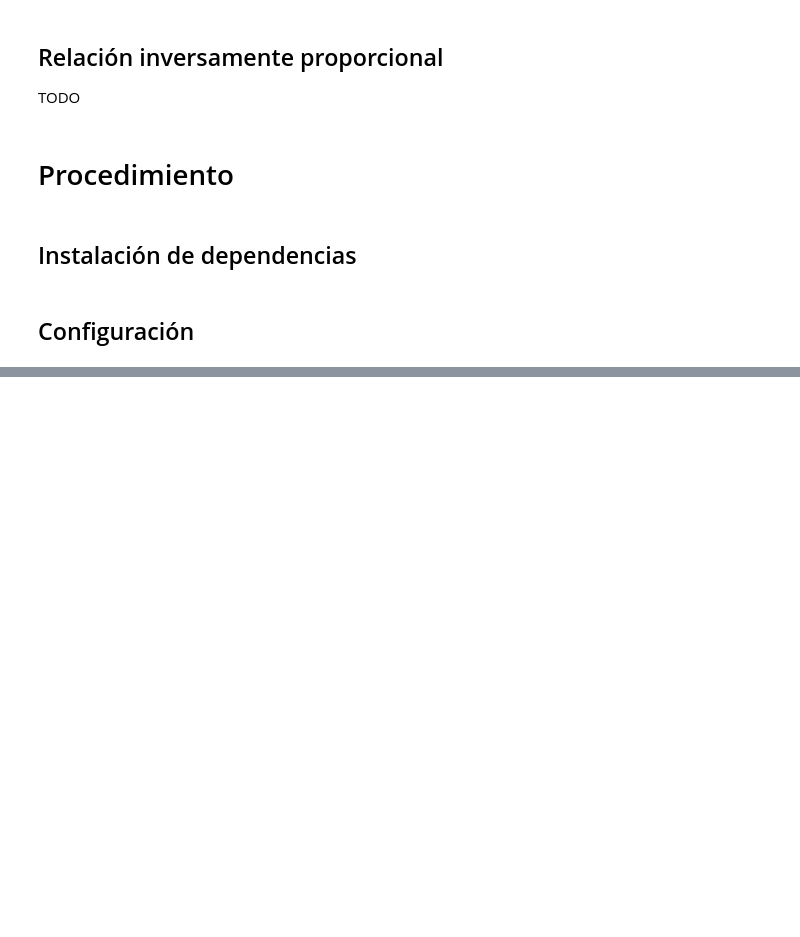
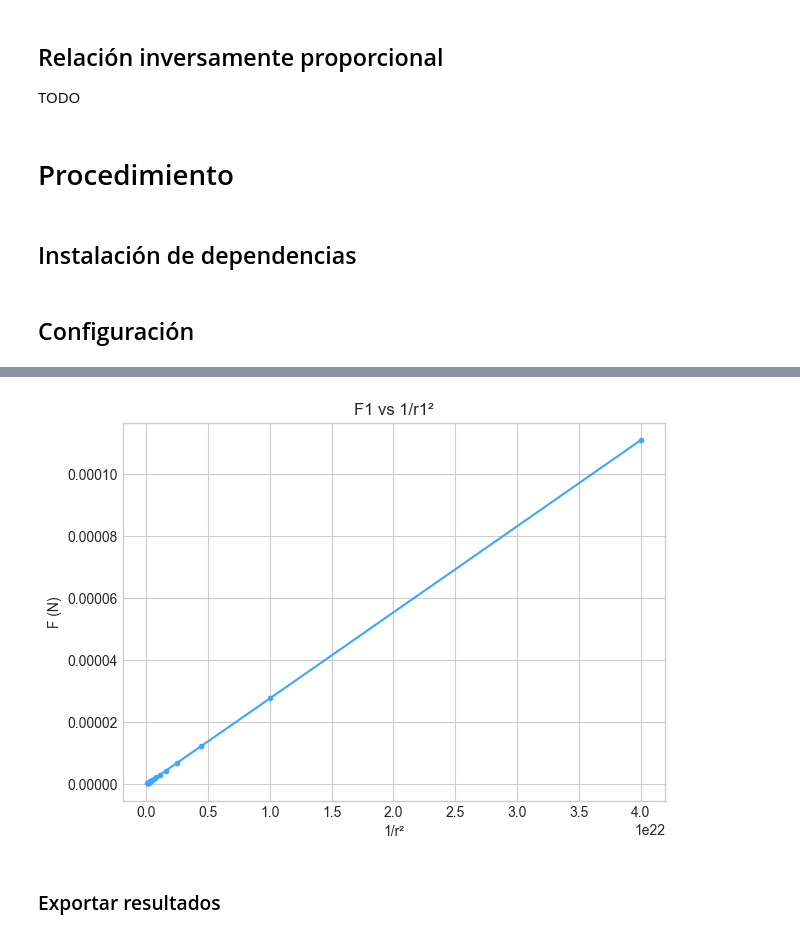
Before and after one commit to afgalvan/coulomb-lab, a Jupyter notebook: coulomb_lab.ipynb, the cells around one changed output, grey strips where cells are left out. Drawn from its saved outputs; the diff is of its cells as text; code cells hidden in the pictures; blank space fills up the shorter version.

```diff
--- a/coulomb_lab.ipynb
+++ b/coulomb_lab.ipynb
@@ -139,0 +155,8 @@ fuerza_distancia1.dropna()
+# %%
+from utils import graficar
+
+graficar("F1 vs 1/r1²", fuerza_distancia1, x="1/r²")
+# %% [output]
+[figure, added]
+# %% [markdown]
+### Exportar resultados
```
Also changed, not shown: parts of 16 cells of this notebook, 3 other files.
